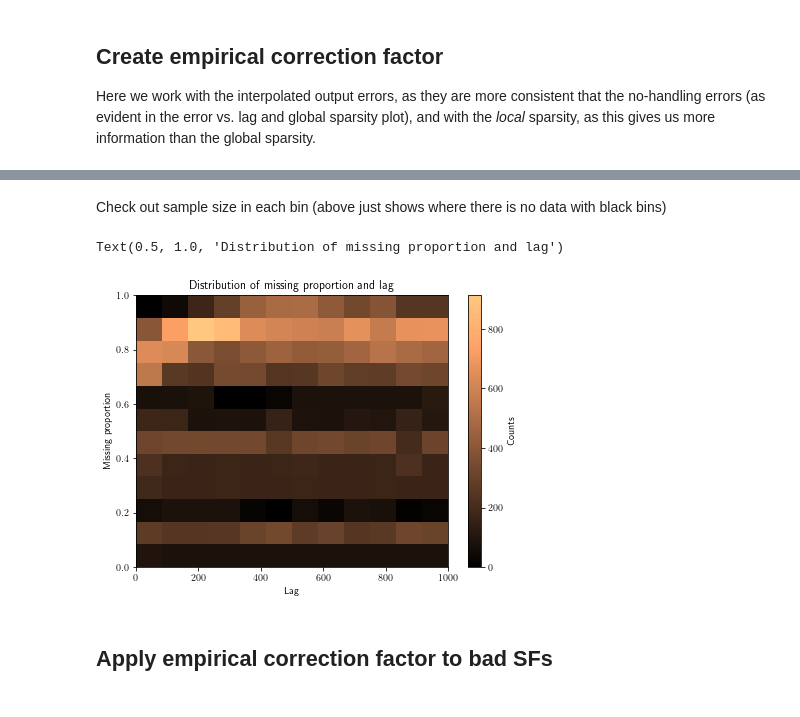
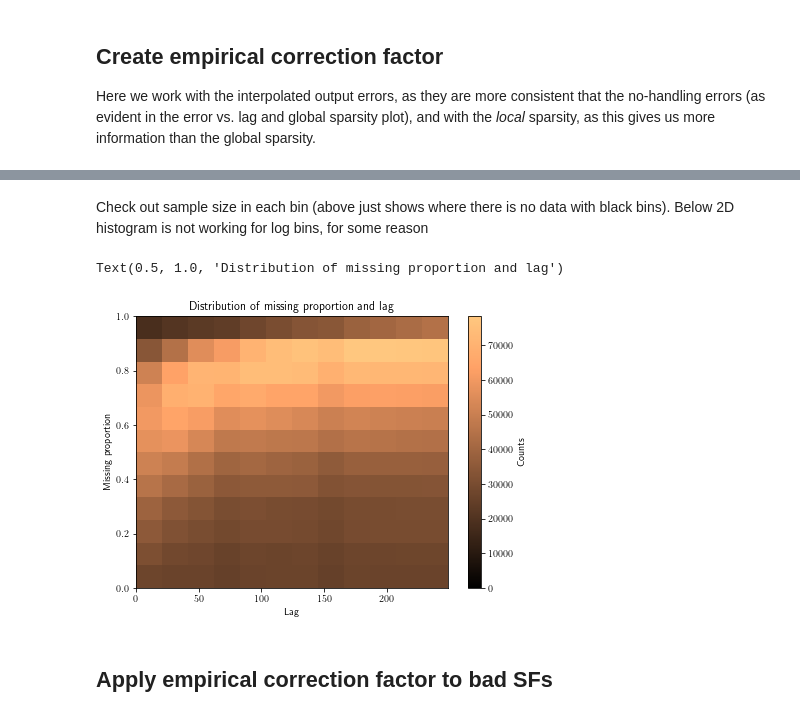
Before and after one commit to daniel-wrench/time_series_analysis, a Jupyter notebook: sf_funcs_demo.ipynb, the cells around one changed output, grey strips where cells are left out. Drawn from its saved outputs; the diff is of its cells as text; code cells hidden in the pictures.

```diff
--- a/sf_funcs_demo.ipynb
+++ b/sf_funcs_demo.ipynb
@@ -12,7 +12,11 @@ import statsmodels.api as sm
 import ts_dashboard_utils as ts
 import utils as utils  # copied directly from Reynolds project, normalize() added
 import sf_funcs as sf
+import pickle
 
-plt.rcParams.update({"font.size": 10})
+plt.rcParams.update({"font.size": 12})
+
+# Set seed for reproducibility
+np.random.seed(42)
 # %% [markdown]
 ## Load in the data
@@ -169 +282,4 @@ len(good_inputs_list)
+# %%
+# Subsetting for testing
+good_inputs_list = good_inputs_list[:5]
 # %%
@@ -330,6 +481,21 @@ sf.plot_sample(
 ## Do holistic analysis of errors
 # %%
 # Concatenate the list of lists of dataframes to a single dataframe for error analysis
+bad_outputs_df = pd.concat(
+    [pd.concat(lst, keys=range(len(lst))) for lst in all_bad_outputs_list],
+    keys=range(len(all_bad_outputs_list)),
+)
 
-bad_outputs_df = pd.concat([pd.concat(lst) for lst in all_bad_outputs_list])
-interp_outputs_df = pd.concat([pd.concat(lst) for lst in all_interp_outputs_list])
+# Renaming MultiIndex levels
+bad_outputs_df.index.names = ["Original interval", "Interval version", "Lag"]
+
+interp_outputs_df = pd.concat(
+    [pd.concat(lst, keys=range(len(lst))) for lst in all_interp_outputs_list],
+    keys=range(len(all_interp_outputs_list)),
+)
+
+# Renaming MultiIndex levels
+interp_outputs_df.index.names = ["Original interval", "Interval version", "Lag"]
+
+print(bad_outputs_df.info())
+print(interp_outputs_df.info())
@@ -351,5 +563,5 @@ sf.plot_error_trend_scatter(bad_outputs_df, interp_outputs_df)
 
 Here we work with the interpolated output errors, as they are more consistent that the no-handling errors (as evident in the error vs. lag and global sparsity plot), and with the *local* sparsity, as this gives us more information than the global sparsity.
 # %%
-sparsity_type = "missing_prop"
+missing_measure = "missing_prop"
 num_bins = 12
@@ -380,21 +601,23 @@ axs = sf.plot_heatmap(
 # %% [markdown]
-Check out sample size in each bin (above just shows where there is no data with black bins)
+Check out sample size in each bin (above just shows where there is no data with black bins).
+Below 2D histogram is not working for log bins, for some reason
 # %%
 fig, ax = plt.subplots(figsize=(7, 5))
 hb = ax.hist2d(
     interp_outputs_df["lag"],
-    interp_outputs_df[sparsity_type],
+    interp_outputs_df[missing_measure],
     bins=num_bins,
     cmap="copper",
-    range=[[0, 1000], [0, 1]],
+    range=[[0, interp_outputs_df.lag.max()], [0, 1]],
 )
 plt.colorbar(hb[3], ax=ax, label="Counts")
+hb[3].set_clim(0, hb[0].max())
 plt.xlabel("Lag")
 plt.ylabel("Missing proportion")
 plt.title("Distribution of missing proportion and lag")
 # %% [output]
 Text(0.5, 1.0, 'Distribution of missing proportion and lag')
-[figure, old version]
+[figure, new version]
 # %% [markdown]
 ## Apply empirical correction factor to bad SFs
 # %%
```
Also changed, not shown: parts of 51 cells of this notebook.
